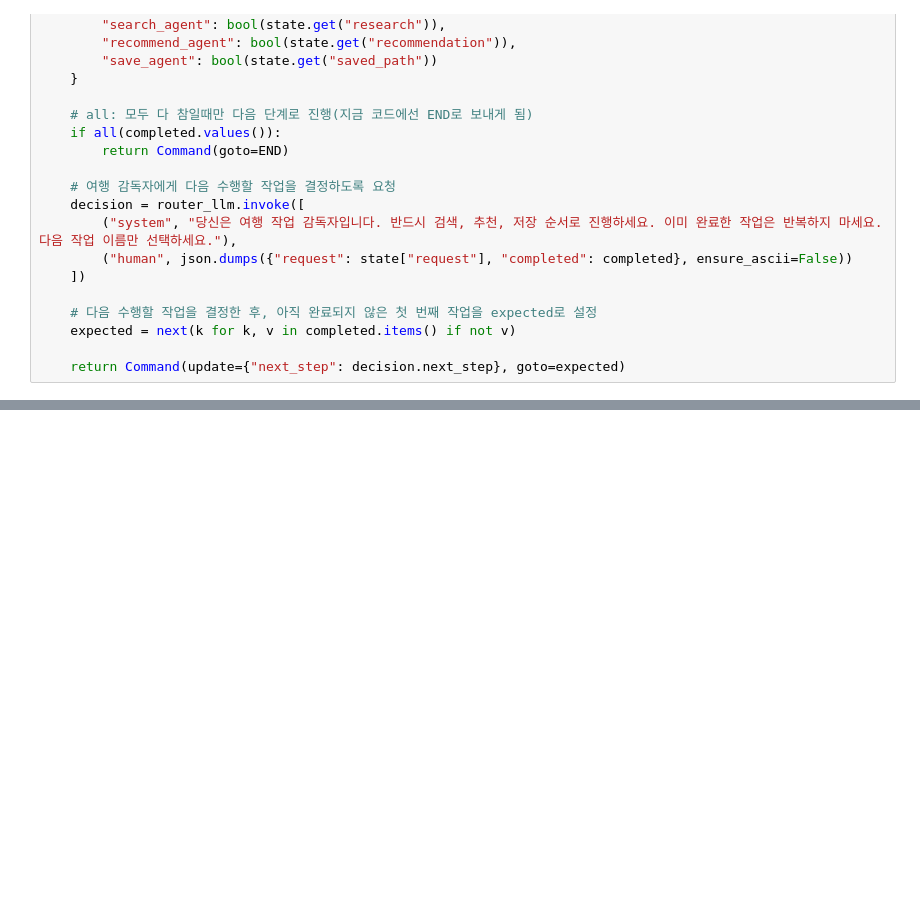
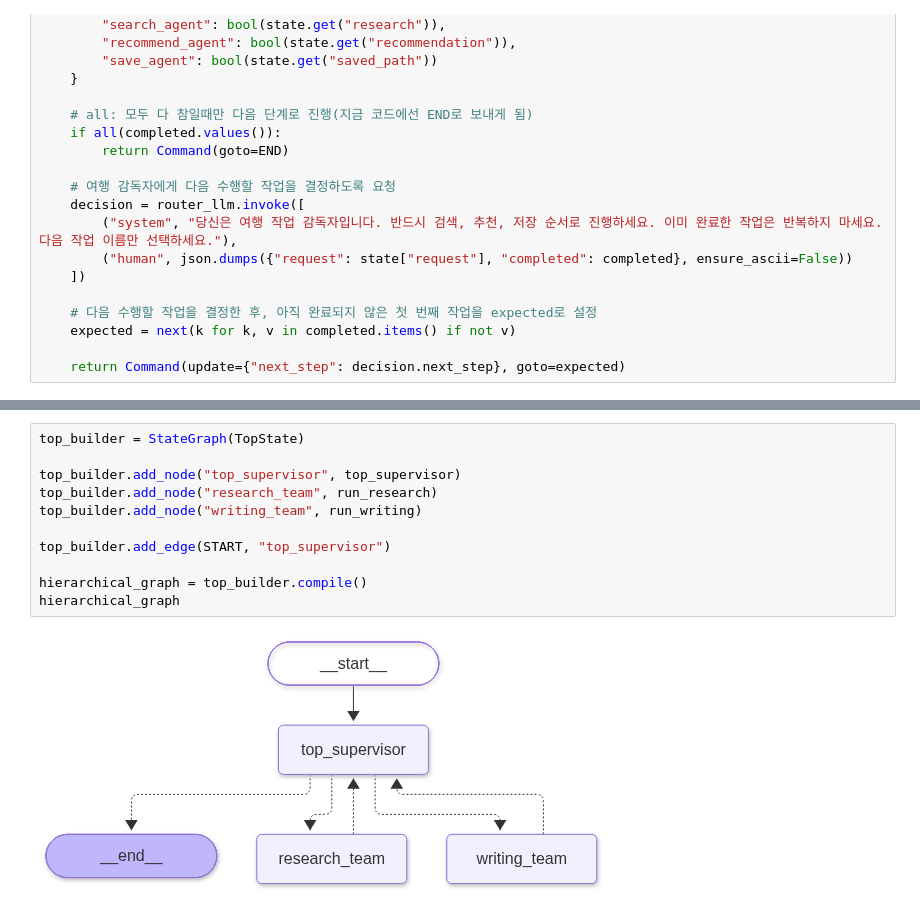
Before and after one commit to OhSeungAh2/Agent, a Jupyter notebook: 6_멀티에이전트.ipynb, the cells around one changed output, grey strips where cells are left out. Drawn from its saved outputs; the diff is of its cells as text; blank space fills up the shorter version.

```diff
--- a/6_멀티에이전트.ipynb
+++ b/6_멀티에이전트.ipynb
@@ -595,0 +762,13 @@ def trip_recommend(state: TripState) -> Command[Literal["supervisor"]]:
+# %%
+top_builder = StateGraph(TopState)
+
+top_builder.add_node("top_supervisor", top_supervisor)
+top_builder.add_node("research_team", run_research)
+top_builder.add_node("writing_team", run_writing)
+
+top_builder.add_edge(START, "top_supervisor")
+
+hierarchical_graph = top_builder.compile()
+hierarchical_graph
+# %% [output]
+[figure, added]
```
Also changed, not shown: parts of 9 cells of this notebook, 2 other files.
